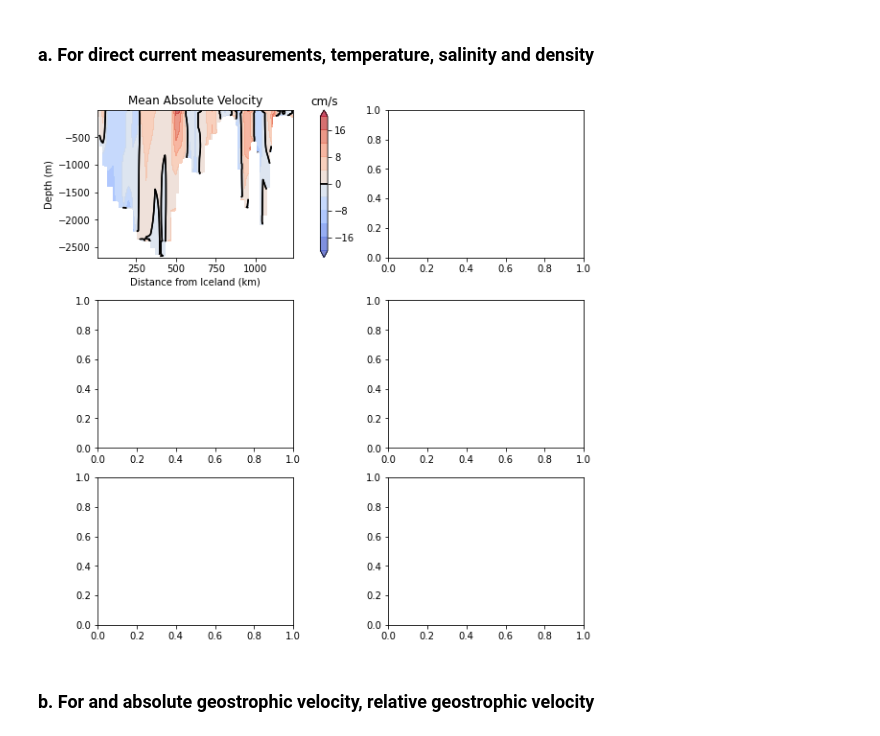
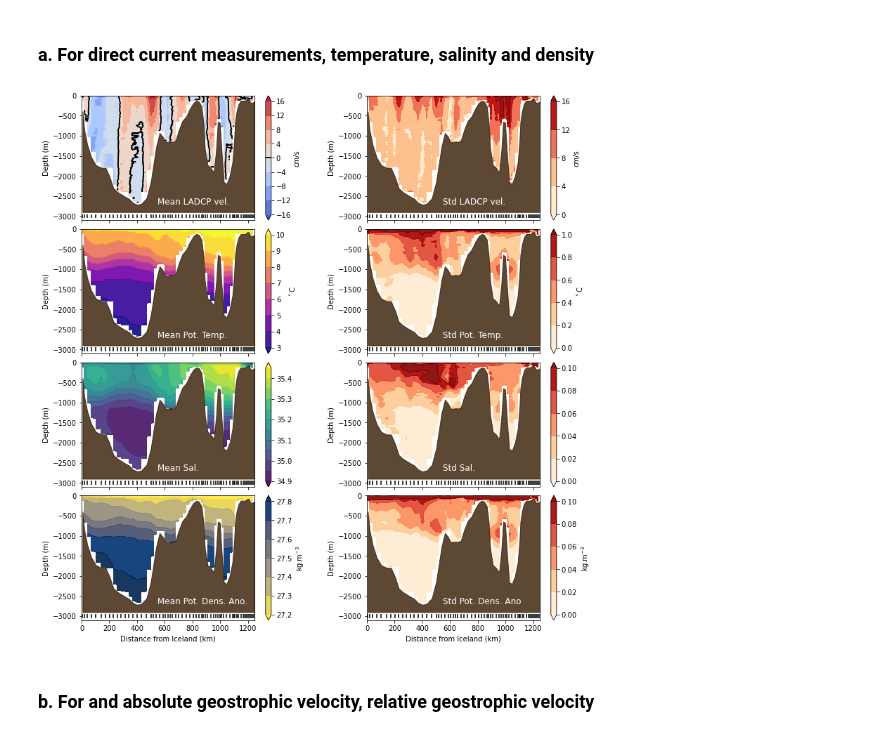
Before and after one commit to lhoupert/analysis_eel_data, a Jupyter notebook: notebooks/02_Explore_EEL_meanfield.ipynb, the cells around one changed output. Saved outputs shown, nothing was run; the diff lists cells and outputs as text; code cells hidden in the pictures.

Commit message:
add script to generate 4x2 figure of the mean and std of important variables

```diff
--- a/notebooks/02_Explore_EEL_meanfield.ipynb
+++ b/notebooks/02_Explore_EEL_meanfield.ipynb
@@ -316,39 +395,65 @@ vartoplot[0][0]
 # %% [markdown]
 ### a. For direct current measurements, temperature, salinity and density
 # %%
+#plt.rcParams.update({'font.size': 10})
 
 # Create the figure
-fig, axs = plt.subplots(3, 2, figsize=(8, 8), constrained_layout=True)
+## fig, axs = plt.subplots(4, 2, figsize=(12, 12), constrained_layout=True)
+fig, axs = plt.subplots(4, 2, sharex=True, figsize=(11, 11))
+for row in [0,1,2,3]:
+    for col in [0,1]:
 
-row = 0
-col = 0
+        VarDir = vartoplot[row][col]
+        var = VarDir['Data']
+        cf_levels = VarDir['cf_levels']
+        colmap = getattr(plt.cm, VarDir['cmap'] )
+#         if VarDir['cmap'] == 'cividis':
+#             colmap = colmap[:-1,:]
 
-var = vartoplot[row][col]['Data']
-cf_levels = vartoplot[row][col]['cf_levels']
-c_levels = vartoplot[row][col]['c_levels']
+        pltitle = VarDir['pltitle']
+        plunits = VarDir['cbtitle']
 
-X=refdist
-Y=var.index.values
-Z=var.values
-Xi,Yi = np.meshgrid(X, Y)
+        X=refdist
+        Y=var.index.values
+        Z=var.values
+        Xi,Yi = np.meshgrid(X, Y)
 
-ax = axs[row, col]
+        ax = axs[row, col]
 
-CS = ax.contourf(Xi, -Yi, Z, cf_levels, alpha=0.7, cmap=plt.cm.coolwarm, extend='both');
+        CS = ax.contourf(Xi, -Yi, Z, cf_levels, alpha=0.9, cmap=colmap, extend='both');
 
-CS2 = ax.contour(CS, levels=c_levels, colors='k')
+        if 'c_levels' in VarDir:
+            c_levels = VarDir['c_levels']
+            CS2 = ax.contour(CS, levels=c_levels, colors='k')
 
-ax.set_title('Mean Absolute Velocity')
-ax.set_xlabel('Distance from Iceland (km)')
-ax.set_ylabel('Depth (m)')
 
-# Make a colorbar for the ContourSet returned by the contourf call.
-cbar = fig.colorbar(CS, ax=ax)
-cbar.ax.set_title('cm/s')
-#cbar.ax.set_ylabel('m/s')
-# Add the contour line levels to the colorbar
-cbar.add_lines(CS2)
+        ax.set_ylabel('Depth (m)')
+        ax.set_xlim([0,1250])
+        ax.set_ylim([-3100,0])
+
+        # ax.set_title(pltitle)
+        ax.text(550, -2700, VarDir['Type']+' '+VarDir['Var'], fontsize=12, color ='white' )
+
+        # Make a colorbar for the ContourSet returned by the contourf call.
+        cbar = fig.colorbar(CS, ax=ax)
+        cbar.ax.set_ylabel(plunits)
+        #cbar.ax.set_ylabel('m/s')
+
+        # Add the contour line levels to the colorbar
+        if 'c_levels' in VarDir:
+            cbar.add_lines(CS2)
+
+        # Add bathymetry (from the nominal depth of the reference EEL stations)
+        ax.fill_between(dfs['Refdist'], -dfs['RefDepthGV'], -2900, color="#331a00", alpha=0.8)
+
+        ax.vlines(dfs['Refdist'], -3050, -2950, colors='k')
+
+        if row ==3:
+            ax.set_xlabel('Distance from Iceland (km)')
+
+plt.tight_layout(pad=0.5,w_pad=3)
+plt.savefig('figures/'+'02_figure4x2.pdf')
 # %% [output]
-[figure, old version]
+[figure, new version]
 # %% [markdown]
 ### b. For and absolute geostrophic velocity, relative geostrophic velocity
```
Also changed, not shown: parts of 9 cells of this notebook.
